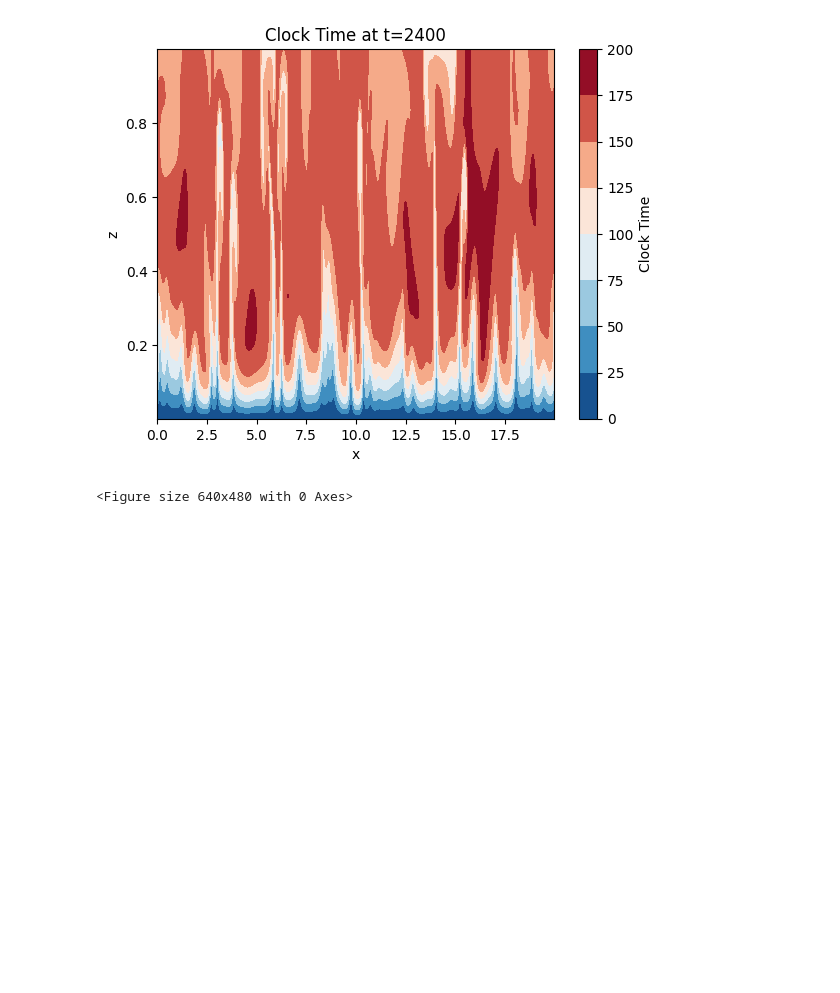
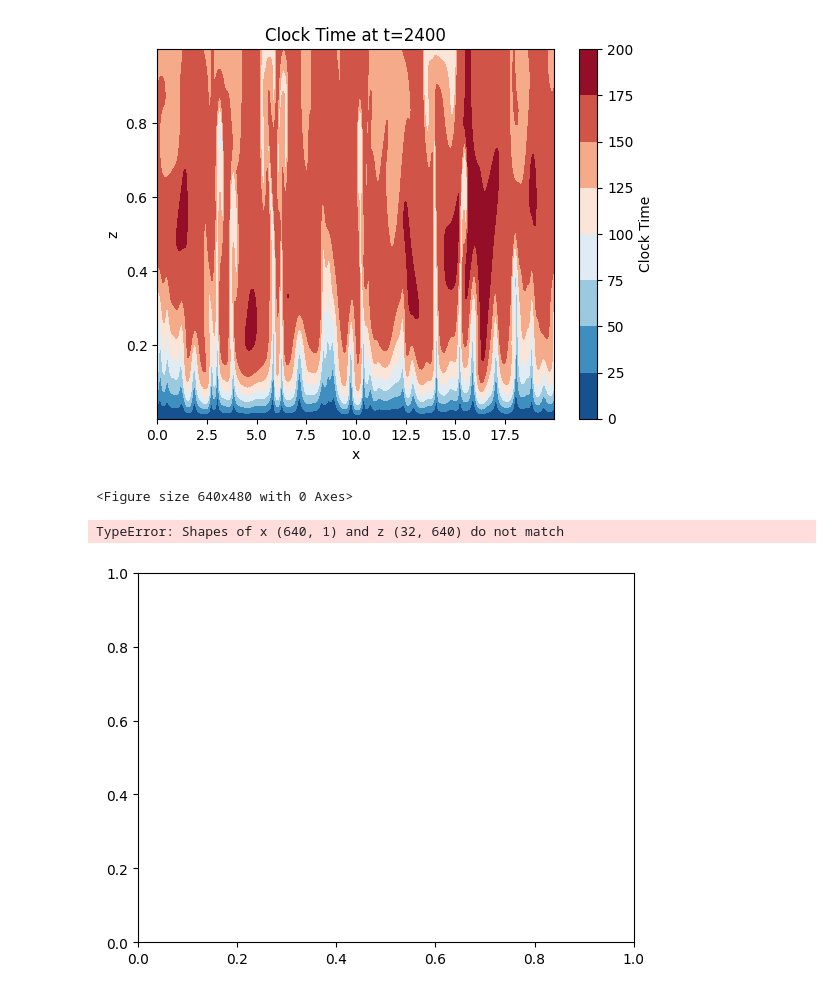
Before and after one commit to bz226/Research-Dedalus, a Jupyter notebook: 2d/1.2e60.33Q=0.0069/Plotting.ipynb, the cells around one changed output. Drawn from its saved outputs; the diff is of its cells as text; code cells hidden in the pictures; blank space fills up the shorter version.

```diff
--- a/2d/1.2e60.33Q=0.0069/Plotting.ipynb
+++ b/2d/1.2e60.33Q=0.0069/Plotting.ipynb
@@ -266,3 +276,35 @@ with h5py.File(file, mode='r') as file:
 # %% [output]
 [figure]
 <Figure size 640x480 with 0 Axes>
+# %%
+folder_dir = save_dir + "/snapshots"
+
+file_paths = [os.path.join(folder_dir, file) for file in os.listdir(folder_dir) if os.path.isfile(os.path.join(folder_dir, file)) and file.endswith('.h5')]
+# Sort by the number in the file name
+file_paths.sort(key=lambda f: int(re.sub('\D', '', f)))
+# Read the last file in the file path
+file = file_paths[-1]
+with h5py.File(file, mode='r') as file:
+    avgC = file['tasks']['horizontal avg C'][-1, 0, :]
+    avgC = np.array(avgC)
+# %%
+folder_dir = save_dir+"/snapshots"
+
+file_paths = [os.path.join(folder_dir, file) for file in listdir(folder_dir) if os.path.isfile(os.path.join(folder_dir, file)) and file.endswith('.h5')]
+#sort by the number in the file name
+file_paths.sort(key=lambda f: int(re.sub('\D', '', f)))
+#read the last file in the file path
+file = file_paths[-1]
+with h5py.File(file, mode='r') as file:
+    M = np.transpose(file['tasks']['M'][-1,:,:])
+    plt.contourf(x, z, M, cmap='RdBu_r')
+    plt.colorbar(label='Clock Time')
+    plt.xlabel('x')
+    plt.ylabel('z')
+    plt.title('M at t=2400')
+    plt.show()
+    plt.savefig(plot_dir+'/M.png', dpi=200, bbox_inches='tight')
+    plt.clf()
+# %% [output]
+TypeError: Shapes of x (640, 1) and z (32, 640) do not match
+[figure, added]
```
Also changed, not shown: parts of 3 cells of this notebook, 7 other files.
